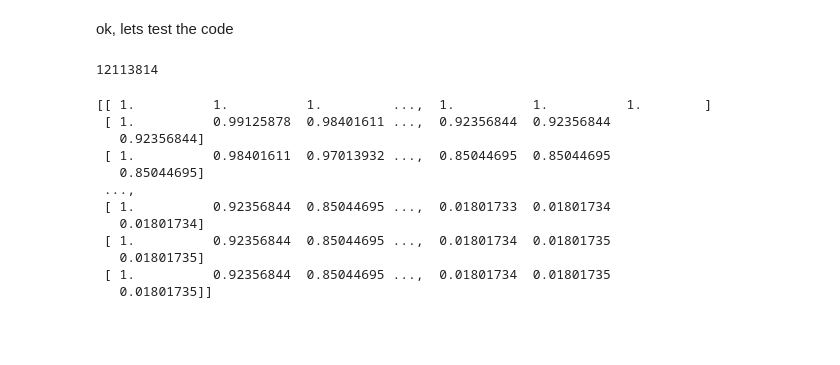
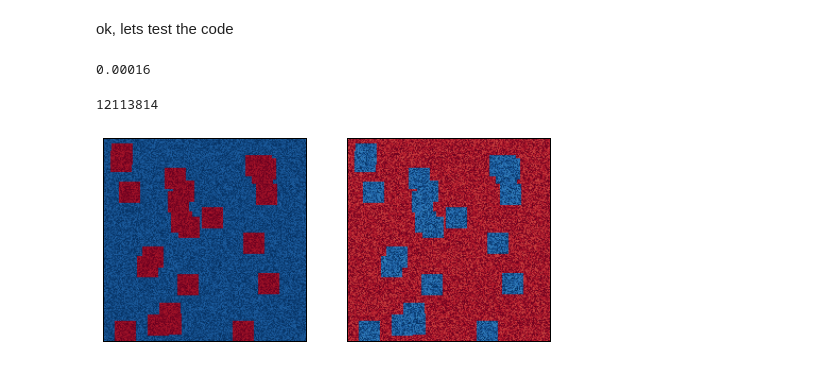
Before and after one commit to numerical-mooc/numerical-mooc, a Jupyter notebook: Chris Tiu/Spreadout/Tiu_Gray-Scott Model.ipynb, the cells around one changed output. Cells and saved outputs as stored; diff of their text form; code cells hidden in the pictures; blank space fills up the shorter version.

```diff
--- a/Chris Tiu/Spreadout/Tiu_Gray-Scott Model.ipynb
+++ b/Chris Tiu/Spreadout/Tiu_Gray-Scott Model.ipynb
@@ -105,5 +103,24 @@ vi = numpy.ones((ny, nx))*1  #just a test
+# %%
+print(max(Du,Dv))
+# %% [output]
+0.00016
 # %%
 print(nt)
 # %% [output]
 12113814
+# %%
+uvinitial = numpy.load('uvinitial.npz')
+# %%
+ui = uvinitial['U']
+vi = uvinitial['V']
+# %%
+fig = pyplot.figure(figsize=(8,5))
+pyplot.subplot(121)
+pyplot.imshow(ui, cmap = cm.RdBu)
+pyplot.xticks([]), pyplot.yticks([]);
+pyplot.subplot(122)
+pyplot.imshow(vi, cmap = cm.RdBu)
+pyplot.xticks([]), pyplot.yticks([]);
+# %% [output]
+[figure, added]
 # %%
@@ -111,15 +127,0 @@ u, v = FTCS(ui.copy(), vi.copy(), 8000, Du, Dv, dt, dx, dy, F, k)
-# %%
-print(u)
-# %% [output]
-[[ 1.          1.          1.         ...,  1.          1.          1.        ]
- [ 1.          0.99125878  0.98401611 ...,  0.92356844  0.92356844
-   0.92356844]
- [ 1.          0.98401611  0.97013932 ...,  0.85044695  0.85044695
-   0.85044695]
- ...,
- [ 1.          0.92356844  0.85044695 ...,  0.01801733  0.01801734
-   0.01801734]
- [ 1.          0.92356844  0.85044695 ...,  0.01801734  0.01801735
-   0.01801735]
- [ 1.          0.92356844  0.85044695 ...,  0.01801734  0.01801735
-   0.01801735]]
```
Also changed, not shown: parts of 7 cells of this notebook, 1 other file.
